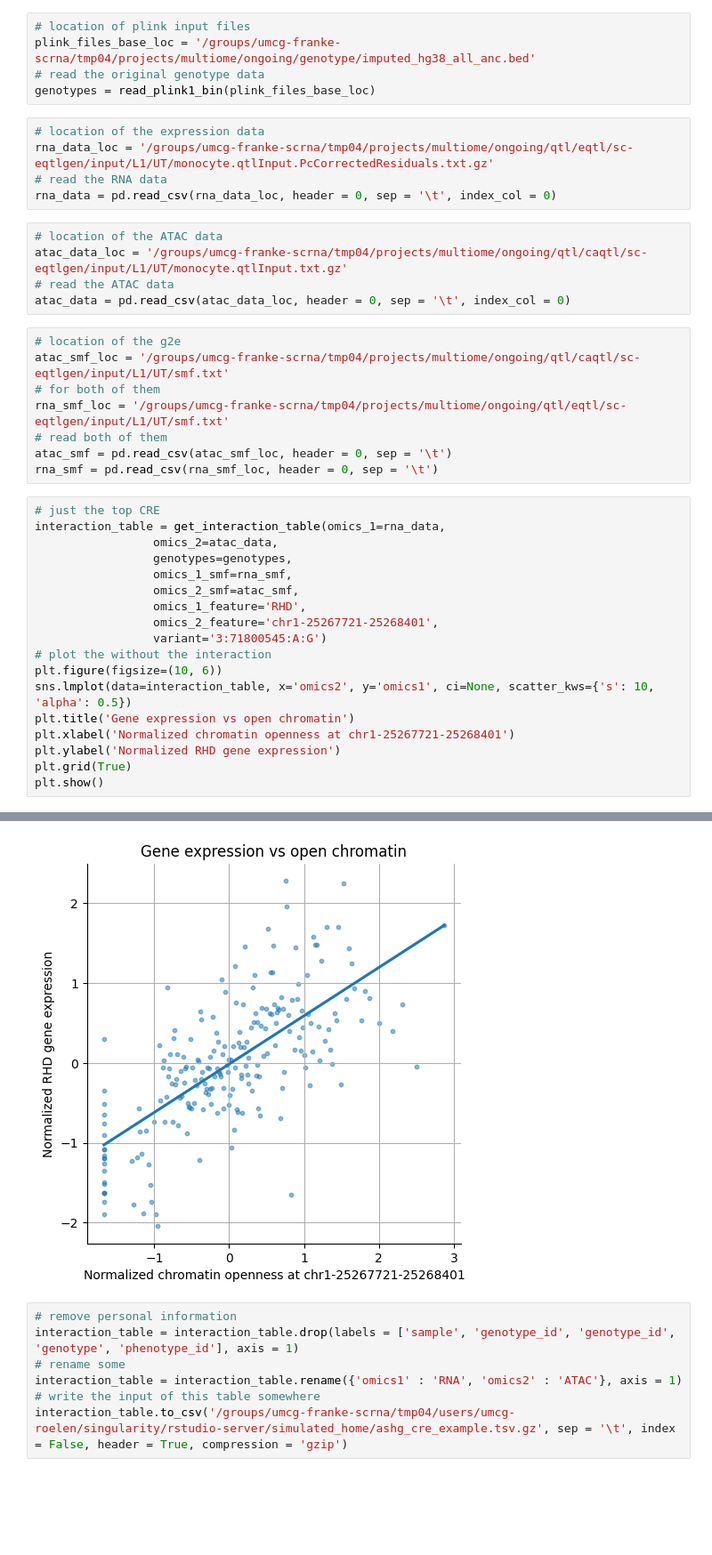
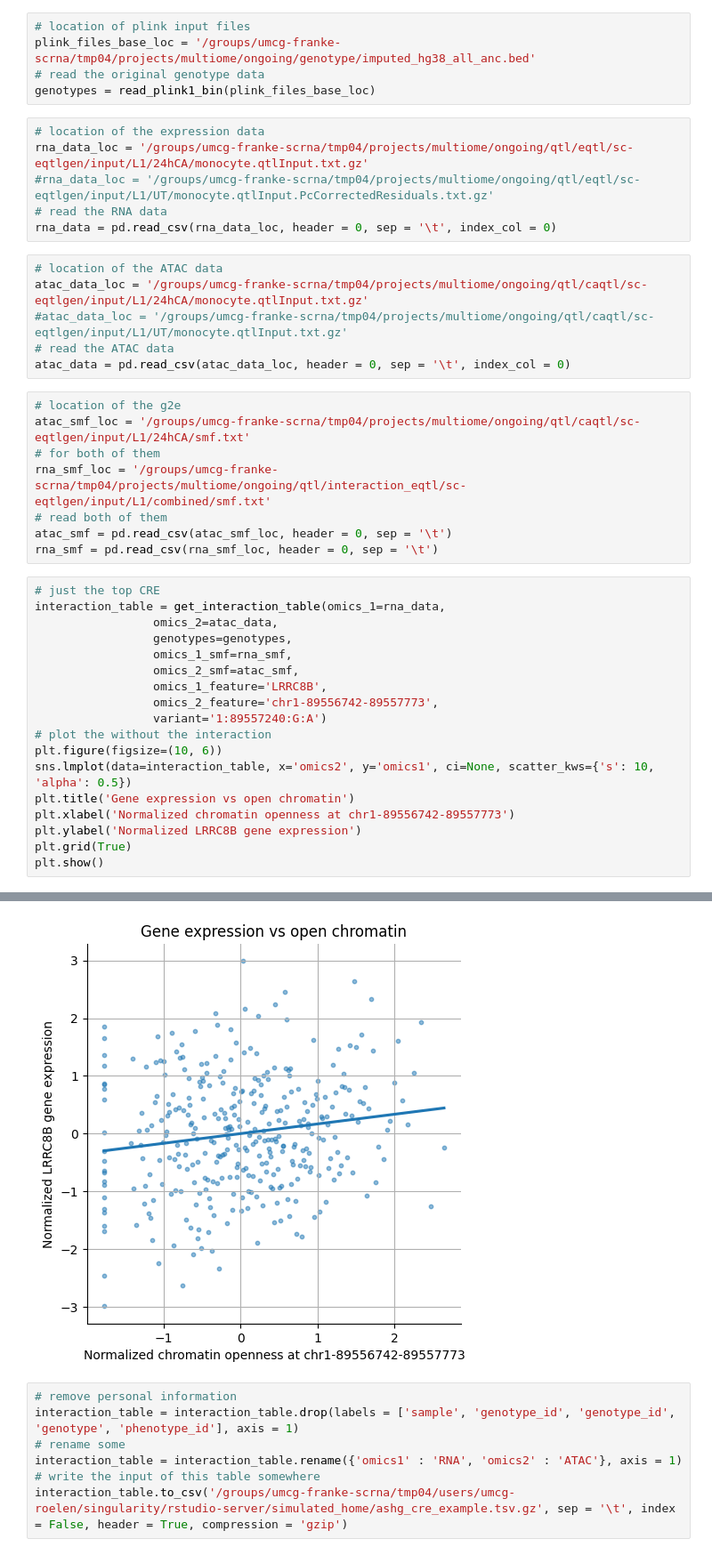
Before and after one commit to molgenis/wijst_multiome, a Jupyter notebook: qtl/mo_plot_qtls.ipynb, the cells around one changed output, grey strips where cells are left out. Shown: that part at 89% size. Saved outputs shown, nothing was run; the diff lists cells and outputs as text; blank space fills up the shorter version.

```diff
--- a/qtl/mo_plot_qtls.ipynb
+++ b/qtl/mo_plot_qtls.ipynb
@@ -271,43 +271,45 @@ plink_files_base_loc = '/groups/umcg-franke-scrna/tmp04/projects/multiome/ongoin
 genotypes = read_plink1_bin(plink_files_base_loc)
 # %%
 # location of the expression data
-rna_data_loc = '/groups/umcg-franke-scrna/tmp04/projects/multiome/ongoing/qtl/eqtl/sc-eqtlgen/input/L1/UT/monocyte.qtlInput.PcCorrectedResiduals.txt.gz'
+rna_data_loc = '/groups/umcg-franke-scrna/tmp04/projects/multiome/ongoing/qtl/eqtl/sc-eqtlgen/input/L1/24hCA/monocyte.qtlInput.txt.gz'
+#rna_data_loc = '/groups/umcg-franke-scrna/tmp04/projects/multiome/ongoing/qtl/eqtl/sc-eqtlgen/input/L1/UT/monocyte.qtlInput.PcCorrectedResiduals.txt.gz'
 # read the RNA data
 rna_data = pd.read_csv(rna_data_loc, header = 0, sep = '\t', index_col = 0)
 # %%
 # location of the ATAC data
-atac_data_loc = '/groups/umcg-franke-scrna/tmp04/projects/multiome/ongoing/qtl/caqtl/sc-eqtlgen/input/L1/UT/monocyte.qtlInput.txt.gz'
+atac_data_loc = '/groups/umcg-franke-scrna/tmp04/projects/multiome/ongoing/qtl/caqtl/sc-eqtlgen/input/L1/24hCA/monocyte.qtlInput.txt.gz'
+#atac_data_loc = '/groups/umcg-franke-scrna/tmp04/projects/multiome/ongoing/qtl/caqtl/sc-eqtlgen/input/L1/UT/monocyte.qtlInput.txt.gz'
 # read the ATAC data
 atac_data = pd.read_csv(atac_data_loc, header = 0, sep = '\t', index_col = 0)
 # %%
 # location of the g2e
-atac_smf_loc = '/groups/umcg-franke-scrna/tmp04/projects/multiome/ongoing/qtl/caqtl/sc-eqtlgen/input/L1/UT/smf.txt'
+atac_smf_loc = '/groups/umcg-franke-scrna/tmp04/projects/multiome/ongoing/qtl/caqtl/sc-eqtlgen/input/L1/24hCA/smf.txt'
 # for both of them
-rna_smf_loc = '/groups/umcg-franke-scrna/tmp04/projects/multiome/ongoing/qtl/eqtl/sc-eqtlgen/input/L1/UT/smf.txt'
+rna_smf_loc = '/groups/umcg-franke-scrna/tmp04/projects/multiome/ongoing/qtl/interaction_eqtl/sc-eqtlgen/input/L1/combined/smf.txt'
 # read both of them
 atac_smf = pd.read_csv(atac_smf_loc, header = 0, sep = '\t')
 rna_smf = pd.read_csv(rna_smf_loc, header = 0, sep = '\t')
 # %%
 # just the top CRE
 interaction_table = get_interaction_table(omics_1=rna_data,
                  omics_2=atac_data,
                  genotypes=genotypes,
                  omics_1_smf=rna_smf,
                  omics_2_smf=atac_smf,
-                 omics_1_feature='RHD',
-                 omics_2_feature='chr1-25267721-25268401',
-                 variant='3:71800545:A:G')
+                 omics_1_feature='LRRC8B',
+                 omics_2_feature='chr1-89556742-89557773',
+                 variant='1:89557240:G:A')
 # plot the without the interaction
 plt.figure(figsize=(10, 6))
 sns.lmplot(data=interaction_table, x='omics2', y='omics1', ci=None, scatter_kws={'s': 10, 'alpha': 0.5})
 plt.title('Gene expression vs open chromatin')
-plt.xlabel('Normalized chromatin openness at chr1-25267721-25268401')
-plt.ylabel('Normalized RHD gene expression')
+plt.xlabel('Normalized chromatin openness at chr1-89556742-89557773')
+plt.ylabel('Normalized LRRC8B gene expression')
 plt.grid(True)
 plt.show()
 # %% [output]
 <Figure size 1000x600 with 0 Axes>
-[figure, old version]
+[figure, new version]
 # %%
 # remove personal information
 interaction_table = interaction_table.drop(labels = ['sample', 'genotype_id', 'genotype_id', 'genotype', 'phenotype_id'], axis = 1)
```
Also changed, not shown: parts of 22 cells of this notebook, 2 other files.
